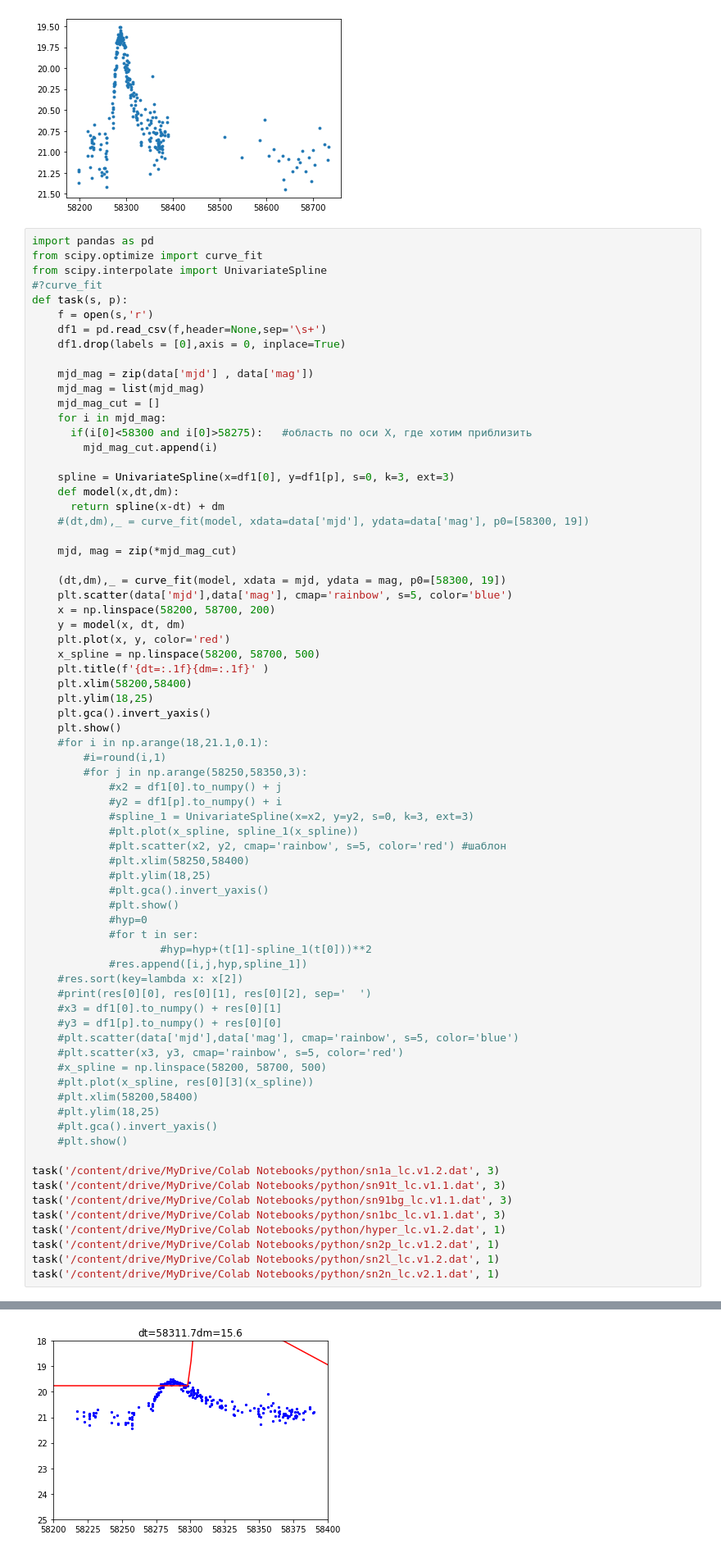
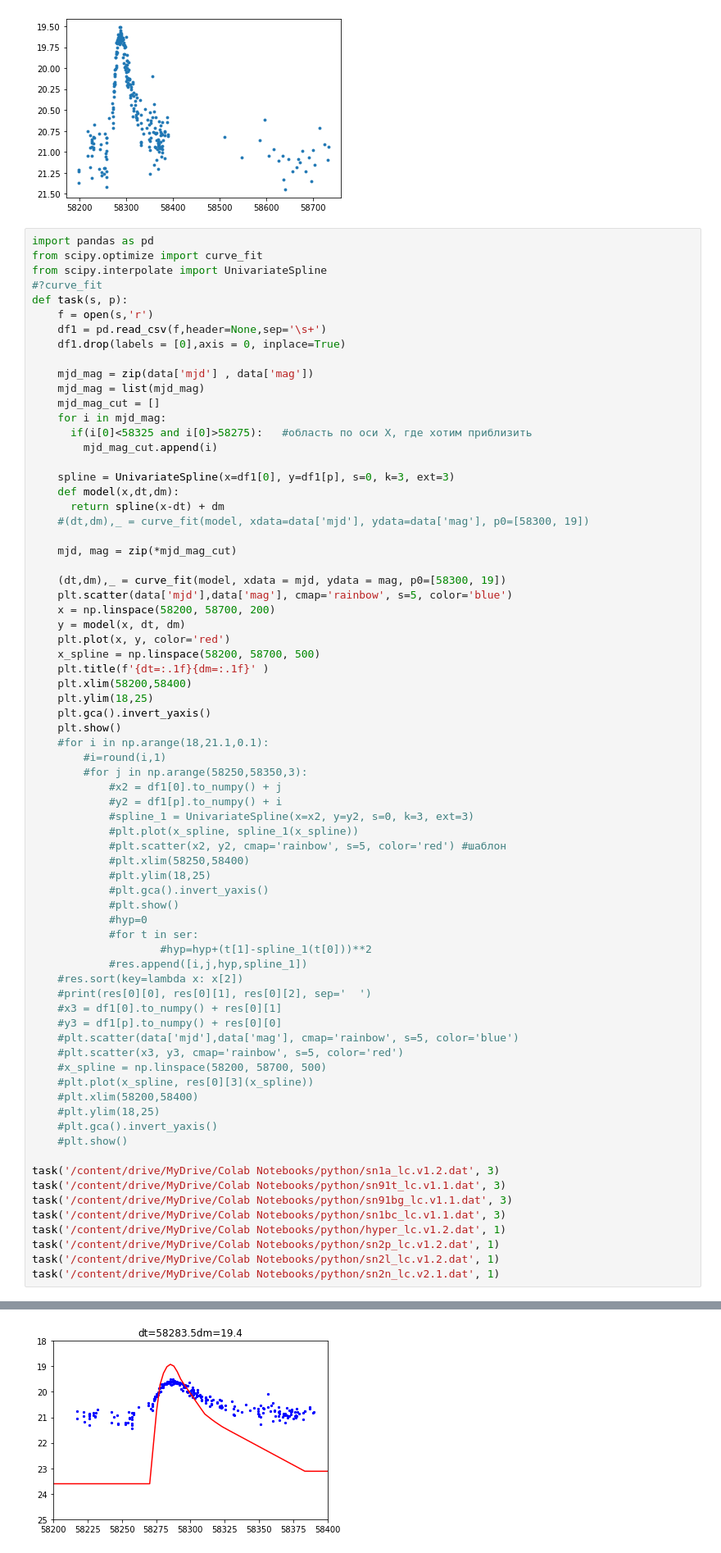
Before and after one commit to GaneevRizvan/Fit.23.02, a Jupyter notebook: Astro_1.ipynb, the cells around one changed output, grey strips where cells are left out. Shown at 82% size. Cells and saved outputs as stored; diff of their text form.

```diff
--- a/Astro_1.ipynb
+++ b/Astro_1.ipynb
@@ -200,7 +200,7 @@ def task(s, p):
     mjd_mag = list(mjd_mag)
     mjd_mag_cut = []
     for i in mjd_mag:
-      if(i[0]<58300 and i[0]>58275):   #область по оси Х, где хотим приблизить
+      if(i[0]<58325 and i[0]>58275):   #область по оси Х, где хотим приблизить
         mjd_mag_cut.append(i)
 
     spline = UnivariateSpline(x=df1[0], y=df1[p], s=0, k=3, ext=3)
@@ -264 +264 @@ task('/content/drive/MyDrive/Colab Notebooks/python/sn2n_lc.v2.1.dat', 1)
-[figure, old version]
+[figure, new version]
```
Also changed, not shown: parts of 2 cells of this notebook.
